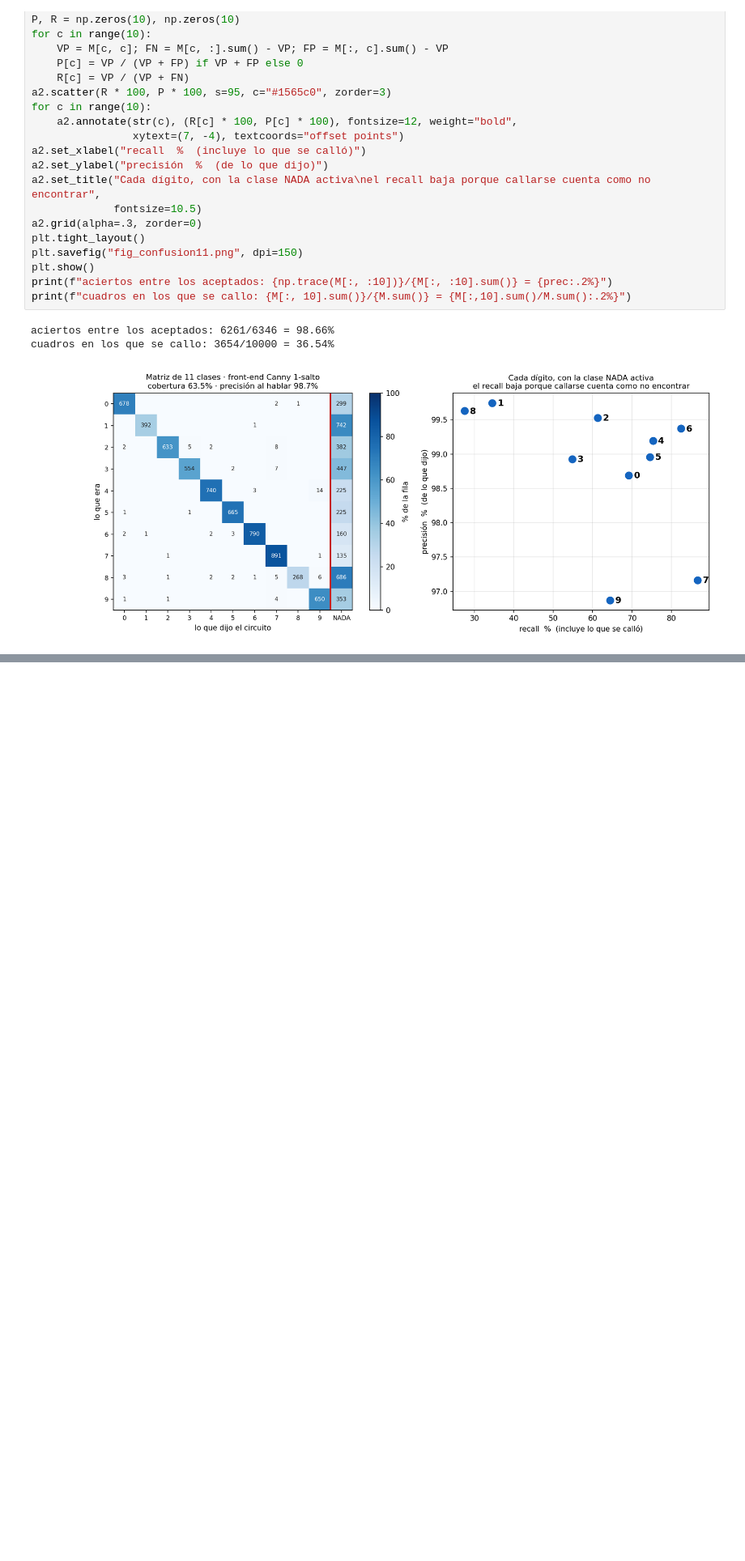
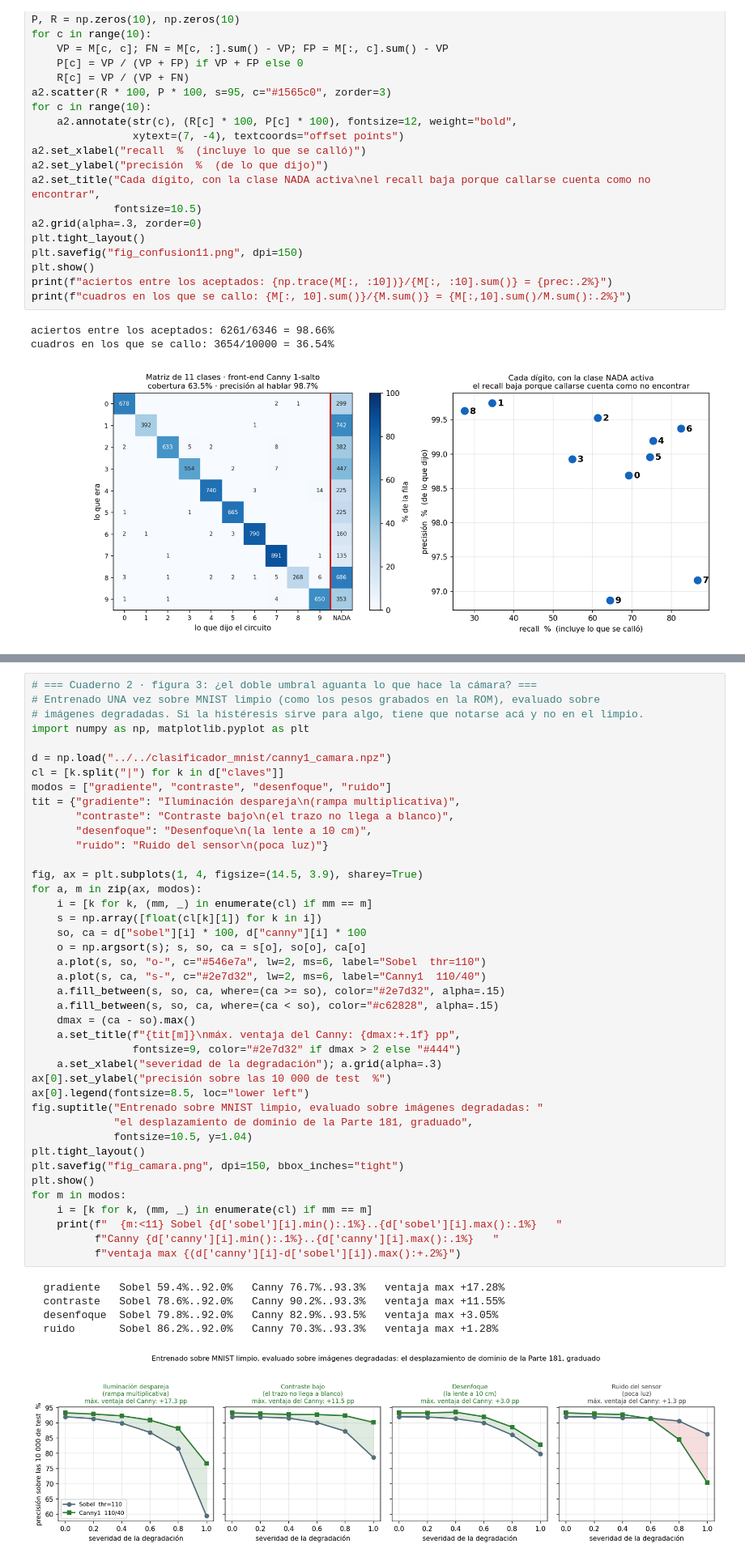
Before and after one commit to VictorMartinez89/tty_project_filter, a Jupyter notebook: conda/TTY_Filter_Sobel/TTY_Filter_Sobel2.ipynb, the cells around one changed output, grey strips where cells are left out. Shown at 81% size. Saved outputs shown, nothing was run; the diff lists cells and outputs as text; blank space fills up the shorter version.

```diff
--- a/conda/TTY_Filter_Sobel/TTY_Filter_Sobel2.ipynb
+++ b/conda/TTY_Filter_Sobel/TTY_Filter_Sobel2.ipynb
@@ -461,0 +589,47 @@ cuatro reglas que se transfieren a cualquier comparación:
+# %%
+# === Cuaderno 2 · figura 3: ¿el doble umbral aguanta lo que hace la cámara? ===
+# Entrenado UNA vez sobre MNIST limpio (como los pesos grabados en la ROM), evaluado sobre
+# imágenes degradadas. Si la histéresis sirve para algo, tiene que notarse acá y no en el limpio.
+import numpy as np, matplotlib.pyplot as plt
+
+d = np.load("../../clasificador_mnist/canny1_camara.npz")
+cl = [k.split("|") for k in d["claves"]]
+modos = ["gradiente", "contraste", "desenfoque", "ruido"]
+tit = {"gradiente": "Iluminación despareja\n(rampa multiplicativa)",
+       "contraste": "Contraste bajo\n(el trazo no llega a blanco)",
+       "desenfoque": "Desenfoque\n(la lente a 10 cm)",
+       "ruido": "Ruido del sensor\n(poca luz)"}
+
+fig, ax = plt.subplots(1, 4, figsize=(14.5, 3.9), sharey=True)
+for a, m in zip(ax, modos):
+    i = [k for k, (mm, _) in enumerate(cl) if mm == m]
+    s = np.array([float(cl[k][1]) for k in i])
+    so, ca = d["sobel"][i] * 100, d["canny"][i] * 100
+    o = np.argsort(s); s, so, ca = s[o], so[o], ca[o]
+    a.plot(s, so, "o-", c="#546e7a", lw=2, ms=6, label="Sobel  thr=110")
+    a.plot(s, ca, "s-", c="#2e7d32", lw=2, ms=6, label="Canny1  110/40")
+    a.fill_between(s, so, ca, where=(ca >= so), color="#2e7d32", alpha=.15)
+    a.fill_between(s, so, ca, where=(ca < so), color="#c62828", alpha=.15)
+    dmax = (ca - so).max()
+    a.set_title(f"{tit[m]}\nmáx. ventaja del Canny: {dmax:+.1f} pp",
+                fontsize=9, color="#2e7d32" if dmax > 2 else "#444")
+    a.set_xlabel("severidad de la degradación"); a.grid(alpha=.3)
+ax[0].set_ylabel("precisión sobre las 10 000 de test  %")
+ax[0].legend(fontsize=8.5, loc="lower left")
+fig.suptitle("Entrenado sobre MNIST limpio, evaluado sobre imágenes degradadas: "
+             "el desplazamiento de dominio de la Parte 181, graduado",
+             fontsize=10.5, y=1.04)
+plt.tight_layout()
+plt.savefig("fig_camara.png", dpi=150, bbox_inches="tight")
+plt.show()
+for m in modos:
+    i = [k for k, (mm, _) in enumerate(cl) if mm == m]
+    print(f"  {m:<11} Sobel {d['sobel'][i].min():.1%}..{d['sobel'][i].max():.1%}   "
+          f"Canny {d['canny'][i].min():.1%}..{d['canny'][i].max():.1%}   "
+          f"ventaja max {(d['canny'][i]-d['sobel'][i]).max():+.2%}")
+# %% [output]
+  gradiente   Sobel 59.4%..92.0%   Canny 76.7%..93.3%   ventaja max +17.28%
+  contraste   Sobel 78.6%..92.0%   Canny 90.2%..93.3%   ventaja max +11.55%
+  desenfoque  Sobel 79.8%..92.0%   Canny 82.9%..93.5%   ventaja max +3.05%
+  ruido       Sobel 86.2%..92.0%   Canny 70.3%..93.3%   ventaja max +1.28%
+[figure, added]
```
Also changed, not shown: parts of 3 cells of this notebook, 3 other files.
